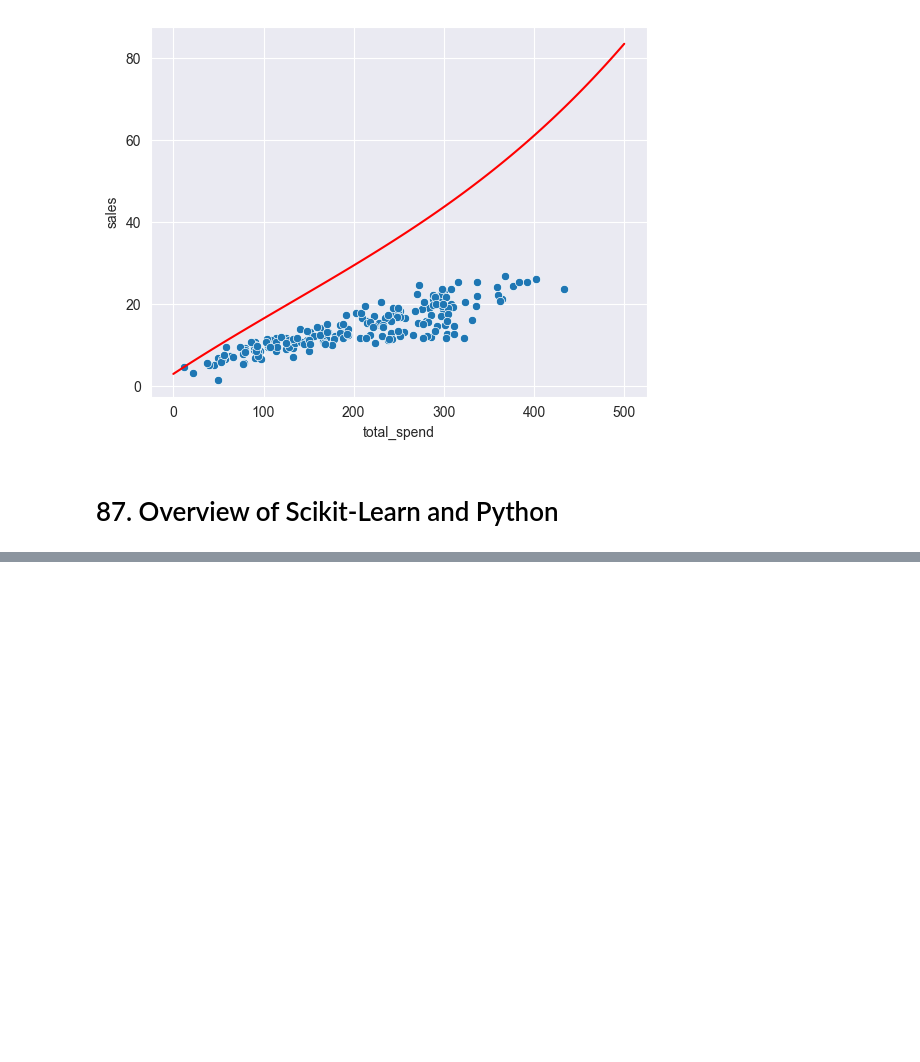
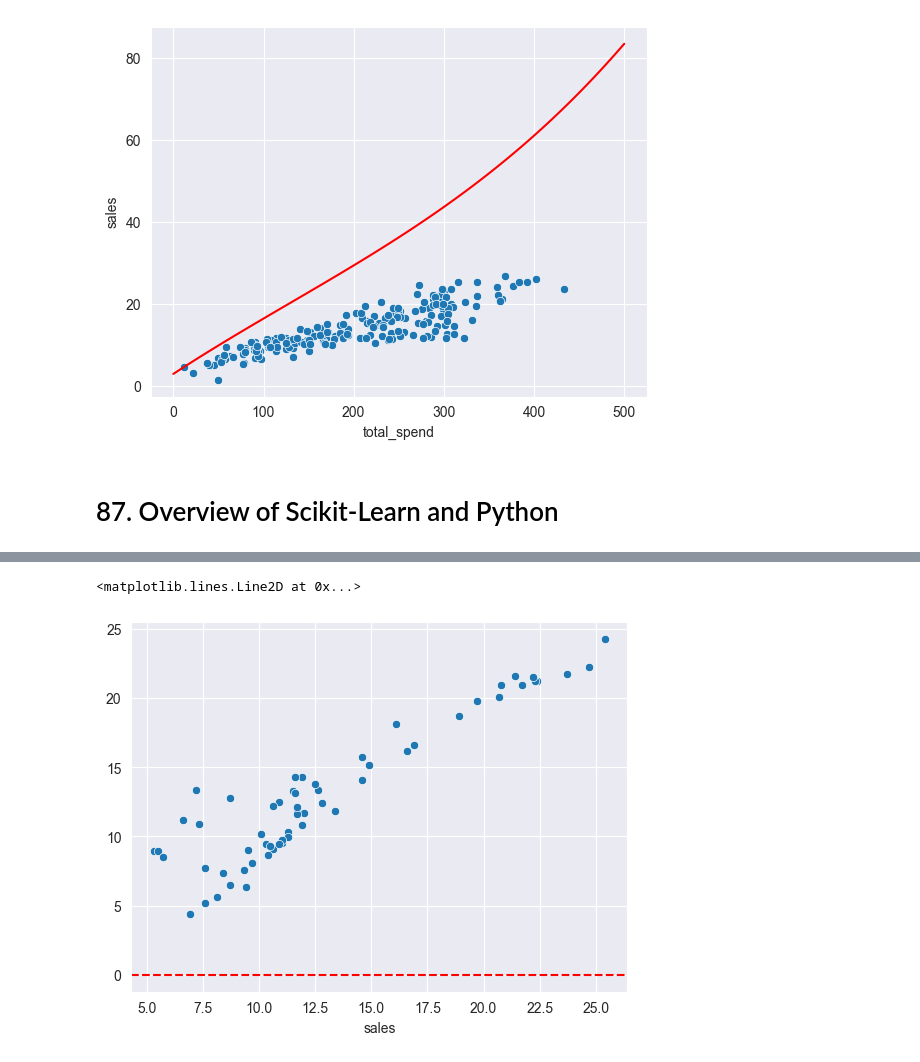
Before and after one commit to ZygimantasB/data_science_ml_learning, a Jupyter notebook: Section 10 Linear Regression/Remember 3/remember.ipynb, the cells around one changed output, grey strips where cells are left out. Saved outputs shown, nothing was run; the diff lists cells and outputs as text; code cells hidden in the pictures; blank space fills up the shorter version.

```diff
--- a/Section 10 Linear Regression/Remember 3/remember.ipynb
+++ b/Section 10 Linear Regression/Remember 3/remember.ipynb
@@ -71,0 +101,4 @@ sns.scatterplot(data=df, x='total_spend', y='sales')
+# %%
+y = df['sales']
+# %%
+X_train, X_test, y_train, y_test = train_test_split(X, y, test_size=0.3, random_state=42)
@@ -71,0 +115,2 @@ sns.scatterplot(data=df, x='total_spend', y='sales')
+# %%
+test_predictions = model.predict(X_test)
@@ -71,0 +138,7 @@ sns.scatterplot(data=df, x='total_spend', y='sales')
+# %%
+test_residuals = y_test - test_predictions
+sns.scatterplot(x=y_test, y=test_predictions)
+plt.axhline(y=0, color='red', ls='--')
+# %% [output]
+<matplotlib.lines.Line2D at 0x...>
+[figure, added]
```
Also changed, not shown: parts of 57 cells of this notebook.
